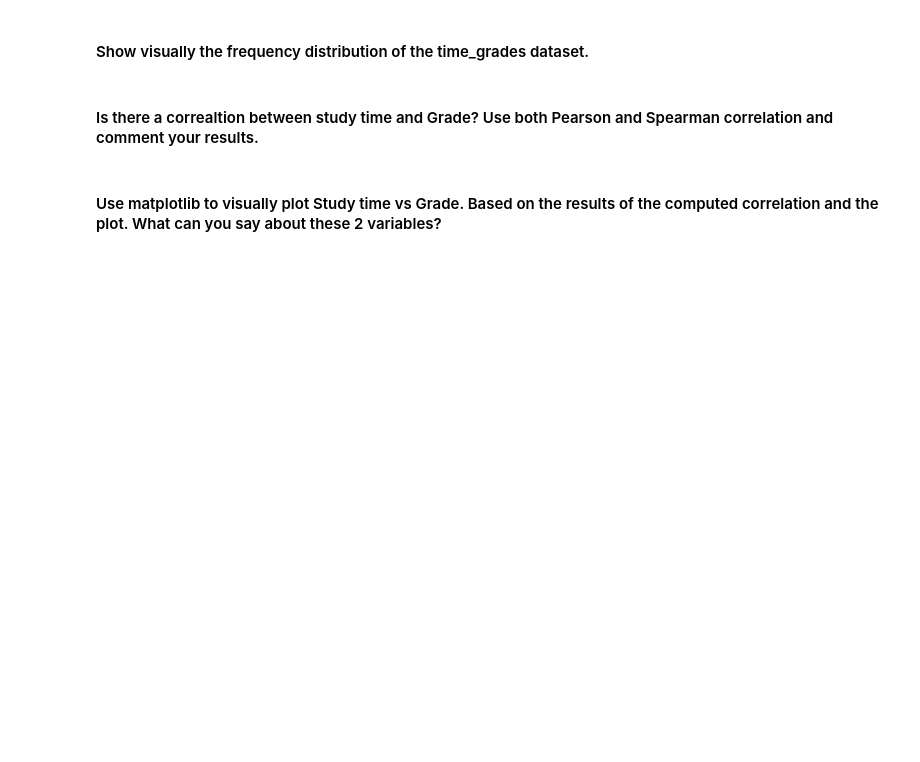
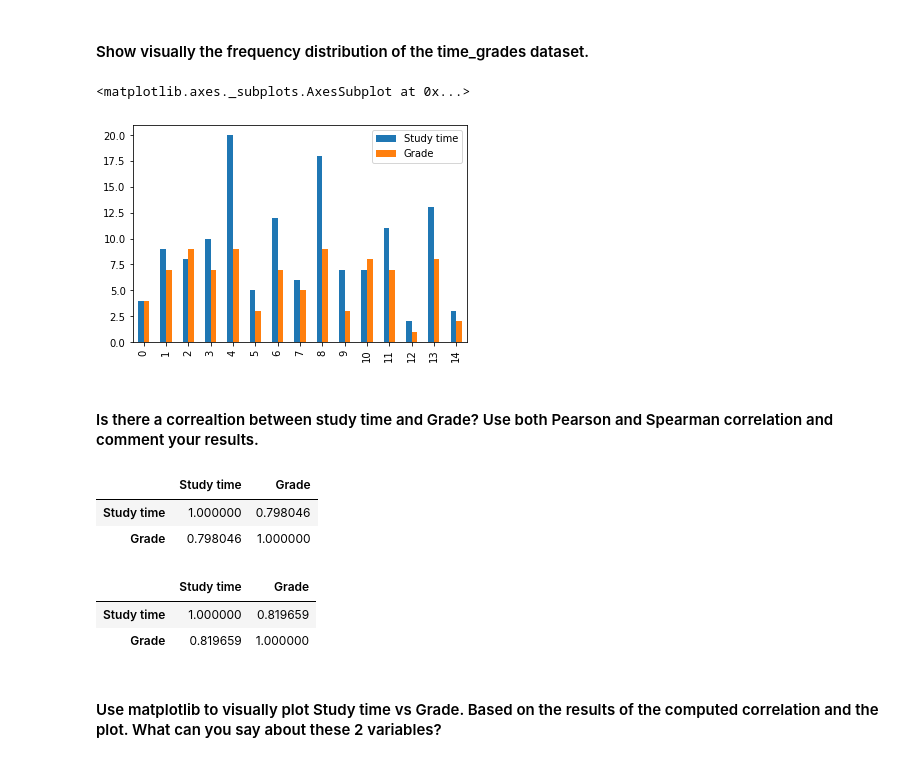
Before and after one commit to ta-datapt-bcn/lab-pivot-table-and-correlation, a Jupyter notebook: your_code/main.ipynb, the cells around one changed output. Drawn from its saved outputs; the diff is of its cells as text; code cells hidden in the pictures; blank space fills up the shorter version.

```diff
--- a/your_code/main.ipynb
+++ b/your_code/main.ipynb
@@ -131,2 +305,5 @@ column= ['Calorie burned', 'Steps','Floors','Minutes Sedentary','Minutes Very Ac
+# %%
+# your answer here
+time_grades = pd.read_csv('/Users/ljgoico/desktop/ironhack/module-2/week-10/lab-pivot-table-and-correlation/your_code/Time_Grades.csv')
 # %%
 #Print time_grades
@@ -137,9 +330,29 @@ column= ['Calorie burned', 'Steps','Floors','Minutes Sedentary','Minutes Very Ac
+# %%
+# your answer here
+import matplotlib.pyplot as plt
+import pandas
+
+fig, ax = plt.subplots()
+time_grades.plot(ax=ax, kind='bar')
+# %% [output]
+<matplotlib.axes._subplots.AxesSubplot at 0x...>
+[figure, added]
 # %% [markdown]
 #### Is there a correaltion between study time and Grade? Use both Pearson and Spearman correlation and comment your results.
 # %%
 # your answer here-Pearson
+time_grades.corr(method='pearson')
+# %% [output]
+|  | Study time | Grade |
+| Study time | 1.000000 | 0.798046 |
+| Grade | 0.798046 | 1.000000 |
 # %%
 ## your answer here-Spearman
+time_grades.corr(method='spearman')
+# %% [output]
+|  | Study time | Grade |
+| Study time | 1.000000 | 0.819659 |
+| Grade | 0.819659 | 1.000000 |
 # %% [markdown]
 #### Use matplotlib to visually plot Study time vs Grade. Based on the results of the computed correlation and the plot. What can you say about these 2 variables?
 # %%
```
Also changed, not shown: parts of 41 cells of this notebook.
